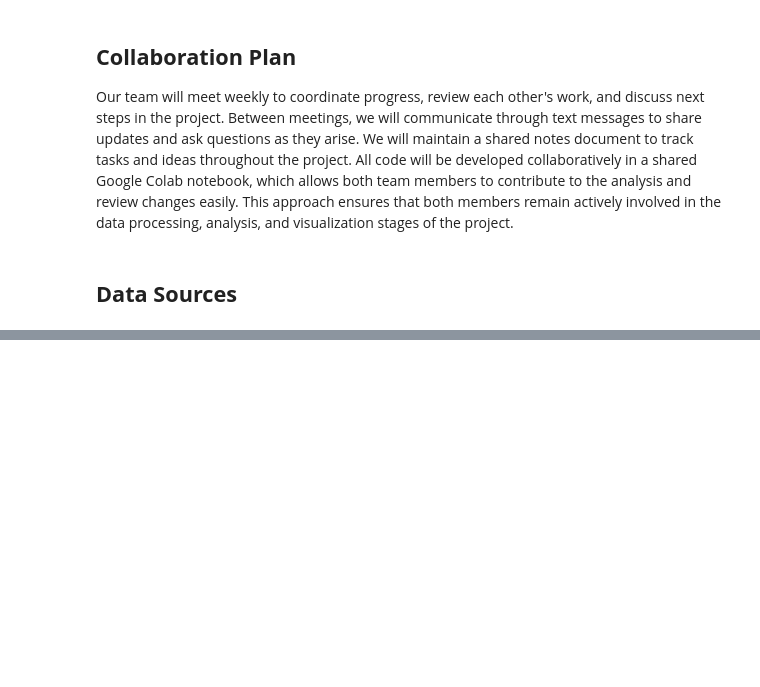
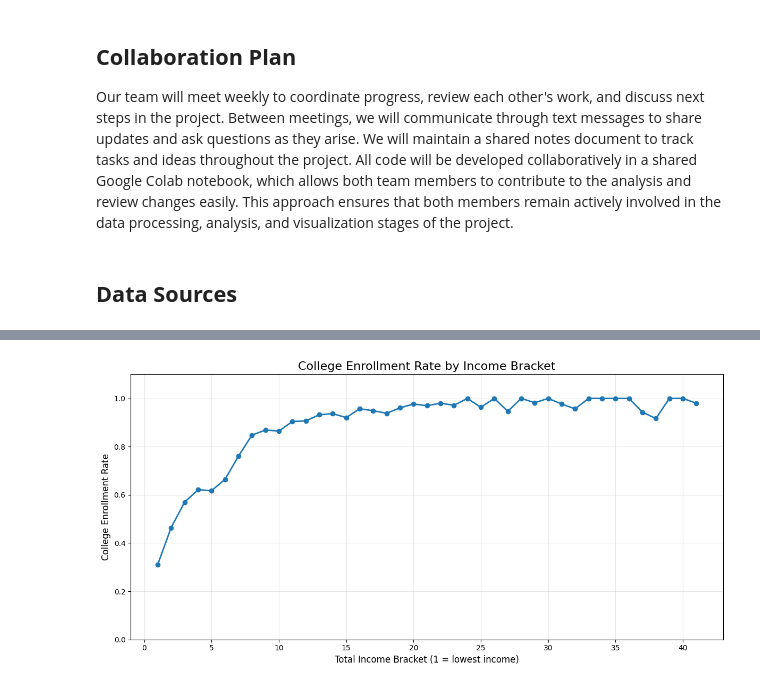
Before and after one commit to julieatkeson/datascienceproject, a Jupyter notebook: julieandliv.ipynb, the cells around one changed output, grey strips where cells are left out. Saved outputs shown, nothing was run; the diff lists cells and outputs as text; code cells hidden in the pictures; blank space fills up the shorter version.

```diff
--- a/julieandliv.ipynb
+++ b/julieandliv.ipynb
@@ -327,0 +55,9 @@ A key question we hope to explore is: How much have tuition costs increased over
+# %%
+# Load only the columns needed for this analysis
+income_gap_df = pd.read_csv(
+    "uscensus.csv",
+    usecols=["PH_SEQ", "PTOT_R", "A_HSCOL"]
+)
+
+# Preview the raw subset
+income_gap_df.head()
@@ -327,0 +180,13 @@ A key question we hope to explore is: How much have tuition costs increased over
+# %%
+# Calculate average college enrollment rate by income bracket
+enrollment_by_income = (
+    enrolled_df.groupby("total_income_bracket")["college_enrolled"]
+    .mean()
+    .reset_index()
+)
+
+# Rename the calculated column for clarity
+enrollment_by_income.columns = ["total_income_bracket", "college_enrollment_rate"]
+
+# Display grouped results
+enrollment_by_income
@@ -327,0 +272,22 @@ A key question we hope to explore is: How much have tuition costs increased over
+# %%
+# Visualize enrollment rate by income bracket
+plt.figure(figsize=(12, 6))
+
+plt.plot(
+    enrollment_by_income["total_income_bracket"],
+    enrollment_by_income["college_enrollment_rate"],
+    marker="o",
+    linewidth=2
+)
+
+plt.title("College Enrollment Rate by Income Bracket", fontsize=16)
+plt.xlabel("Total Income Bracket (1 = lowest income)", fontsize=12)
+plt.ylabel("College Enrollment Rate", fontsize=12)
+
+plt.ylim(0, 1.1)
+plt.grid(True, alpha=0.3)
+
+plt.tight_layout()
+plt.show()
+# %% [output]
+[figure, added]
```
Also changed, not shown: parts of 55 cells of this notebook.
